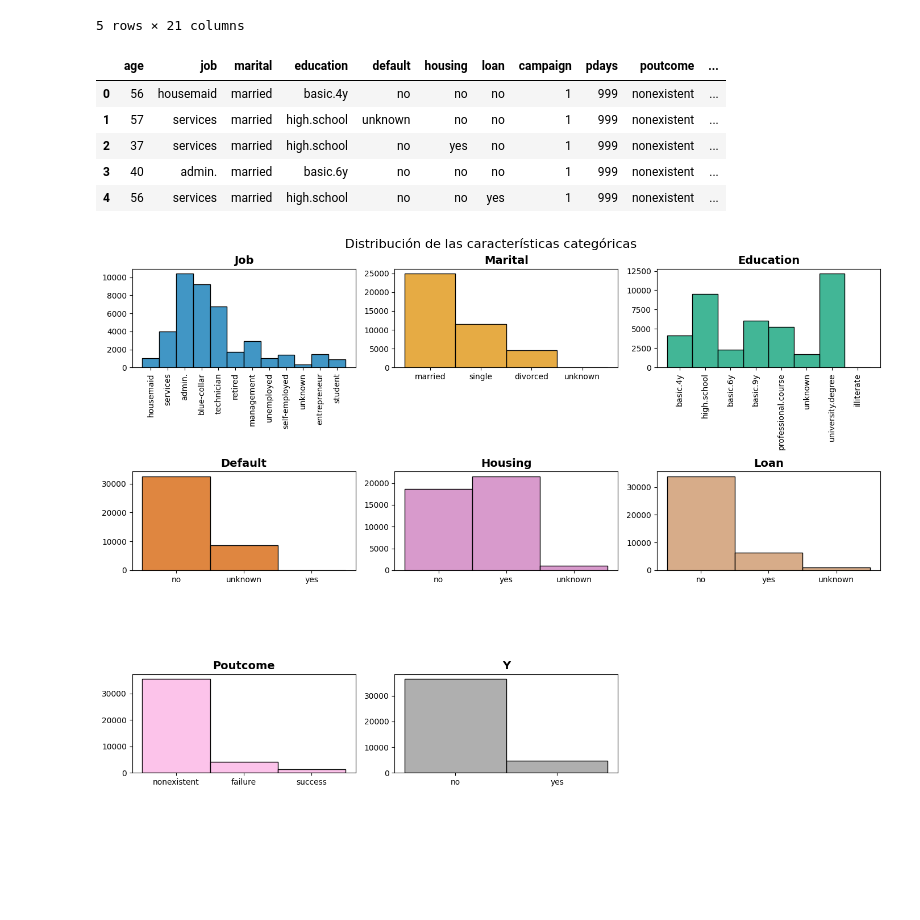
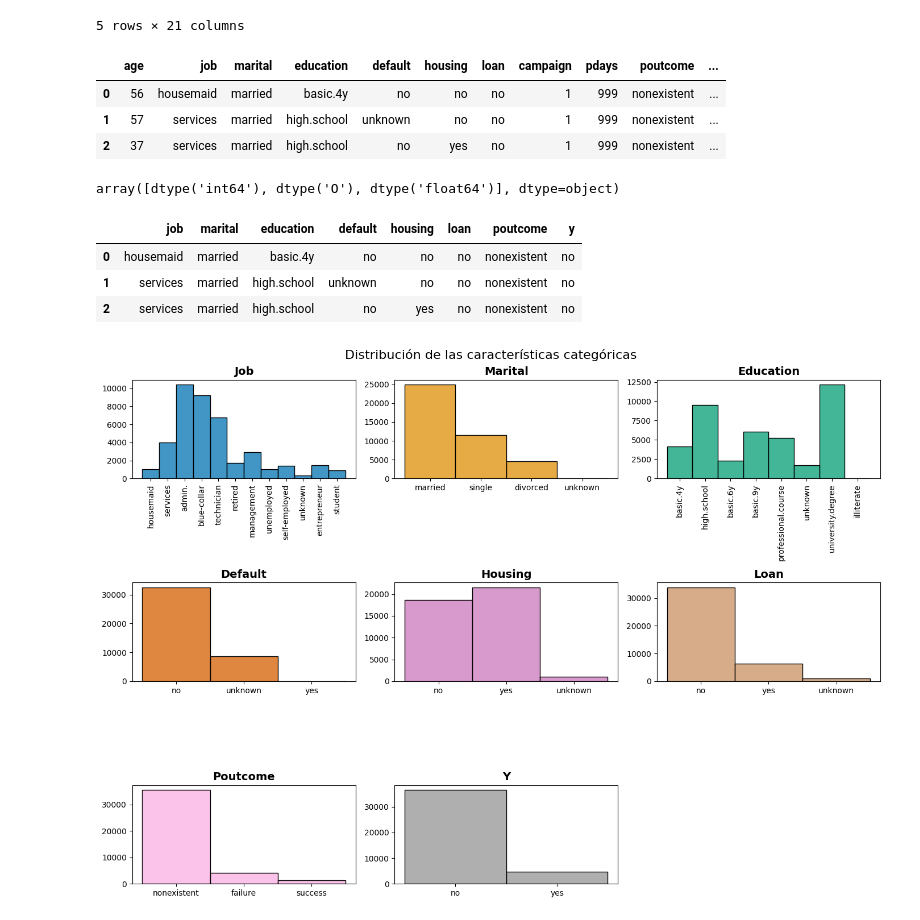
Before and after one commit to NatTajuelo/Ejercicio-y-Tutorial-de-Regresion-Logistica, a Jupyter notebook: src/explore.ipynb, the cells around one changed output. Cells and saved outputs as stored; diff of their text form; code cells hidden in the pictures; blank space fills up the shorter version.

```diff
--- a/src/explore.ipynb
+++ b/src/explore.ipynb
@@ -61,13 +73,15 @@ total_data.head()
 5 rows × 21 columns
 # %%
 #Eliminar información irrelevante
-
 total_data.drop(["previous", "contact", "month", "day_of_week", "duration"], axis = 1, inplace = True)
-total_data.head()
+total_data.head(3)
 # %% [output]
 |  | age | job | marital | education | default | housing | loan | campaign | pdays | poutcome | ... |
 | 0 | 56 | housemaid | married | basic.4y | no | no | no | 1 | 999 | nonexistent | ... |
 | 1 | 57 | services | married | high.school | unknown | no | no | 1 | 999 | nonexistent | ... |
 | 2 | 37 | services | married | high.school | no | yes | no | 1 | 999 | nonexistent | ... |
-| 3 | 40 | admin. | married | basic.6y | no | no | no | 1 | 999 | nonexistent | ... |
-| 4 | 56 | services | married | high.school | no | no | yes | 1 | 999 | nonexistent | ... |
+# %%
+#Analizamos los tipos de información que tenemos
+total_data.dtypes.unique()
+# %% [output]
+array([dtype('int64'), dtype('O'), dtype('float64')], dtype=object)
@@ -74 +95,8 @@ total_data.head()
+# %%
+df_cat.head(3)
+# %% [output]
+|  | job | marital | education | default | housing | loan | poutcome | y |
+| 0 | housemaid | married | basic.4y | no | no | no | nonexistent | no |
+| 1 | services | married | high.school | unknown | no | no | nonexistent | no |
+| 2 | services | married | high.school | no | yes | no | nonexistent | no |
 # %%
```
Also changed, not shown: parts of 80 cells of this notebook, 54 other files.
